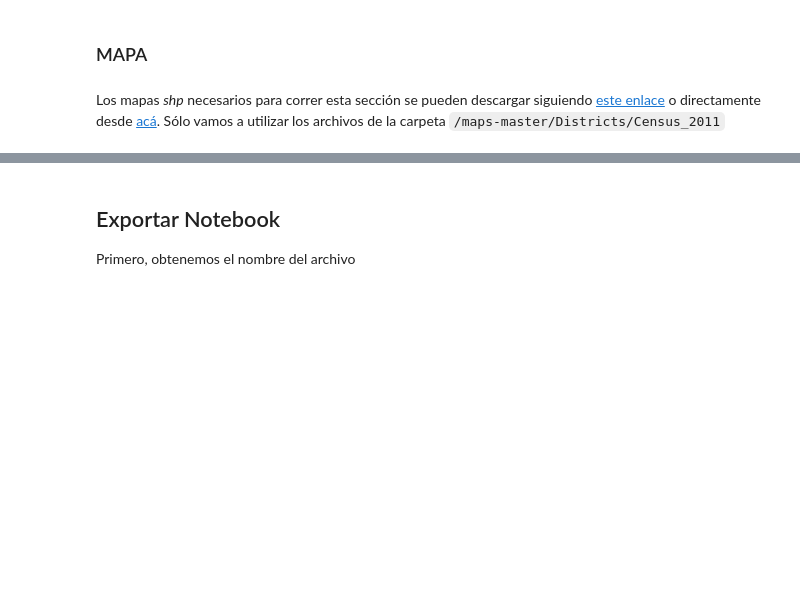
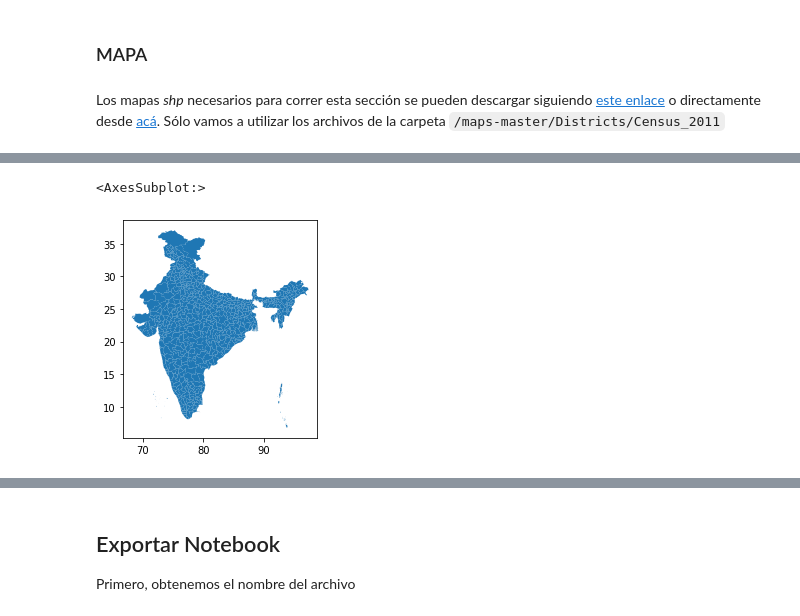
Before and after one commit to matog/Flacso_ciencia_de_datos_python_2023, a Jupyter notebook: Clase5/6-NTR Vaidya Seva.ipynb, the cells around one changed output, grey strips where cells are left out. Drawn from its saved outputs; the diff is of its cells as text; code cells hidden in the pictures; blank space fills up the shorter version.

```diff
--- a/Clase5/6-NTR Vaidya Seva.ipynb
+++ b/Clase5/6-NTR Vaidya Seva.ipynb
@@ -644,5 +1068,8 @@ dfg.head()
 # %%
-dfg['geometry'].plot()
+dfg.plot()
+# %% [output]
+<AxesSubplot:>
+[figure, added]
 # %%
 df = pd.merge(dfg,
               df_merged,
```
Also changed, not shown: parts of 65 cells of this notebook.
